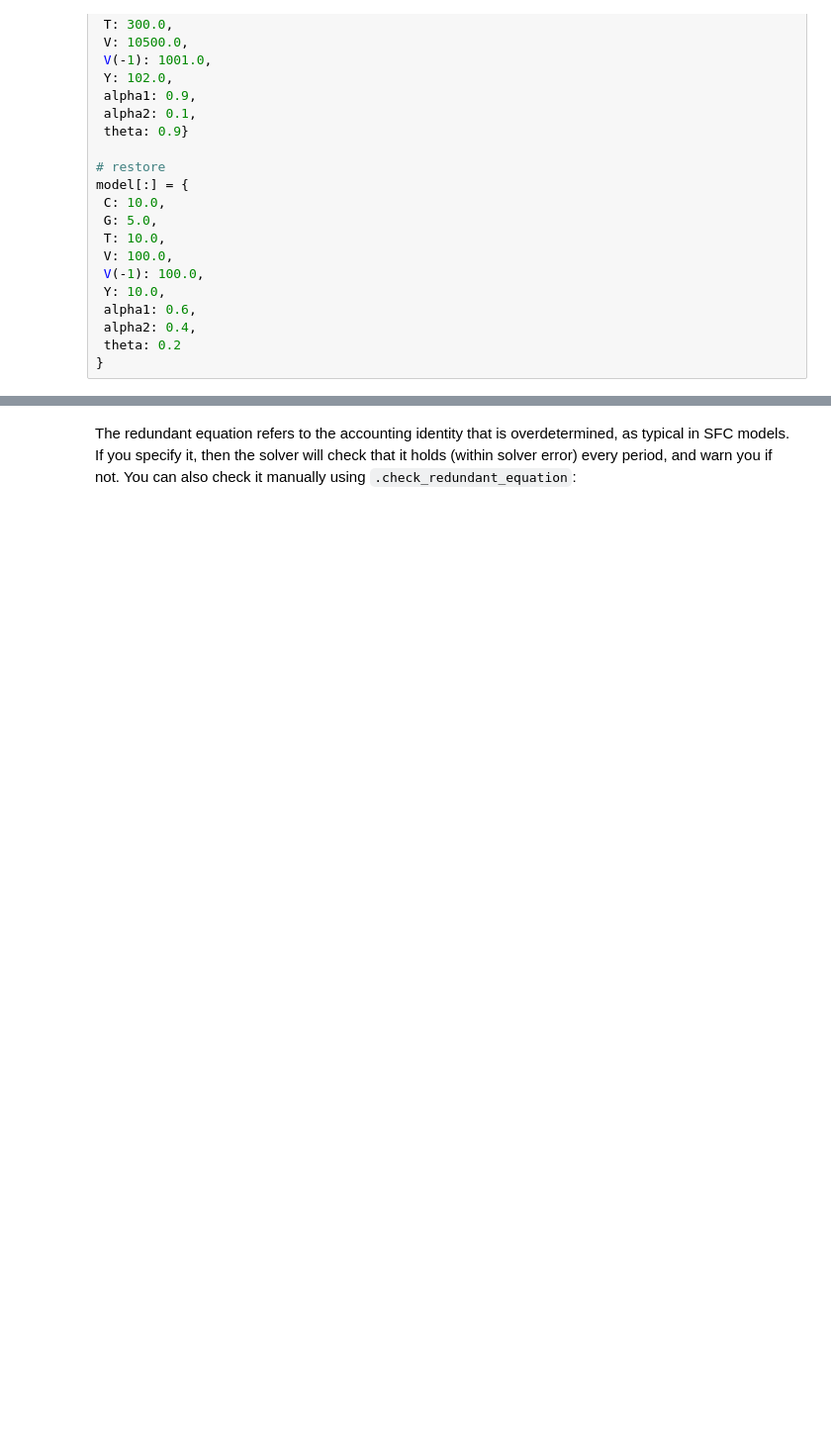
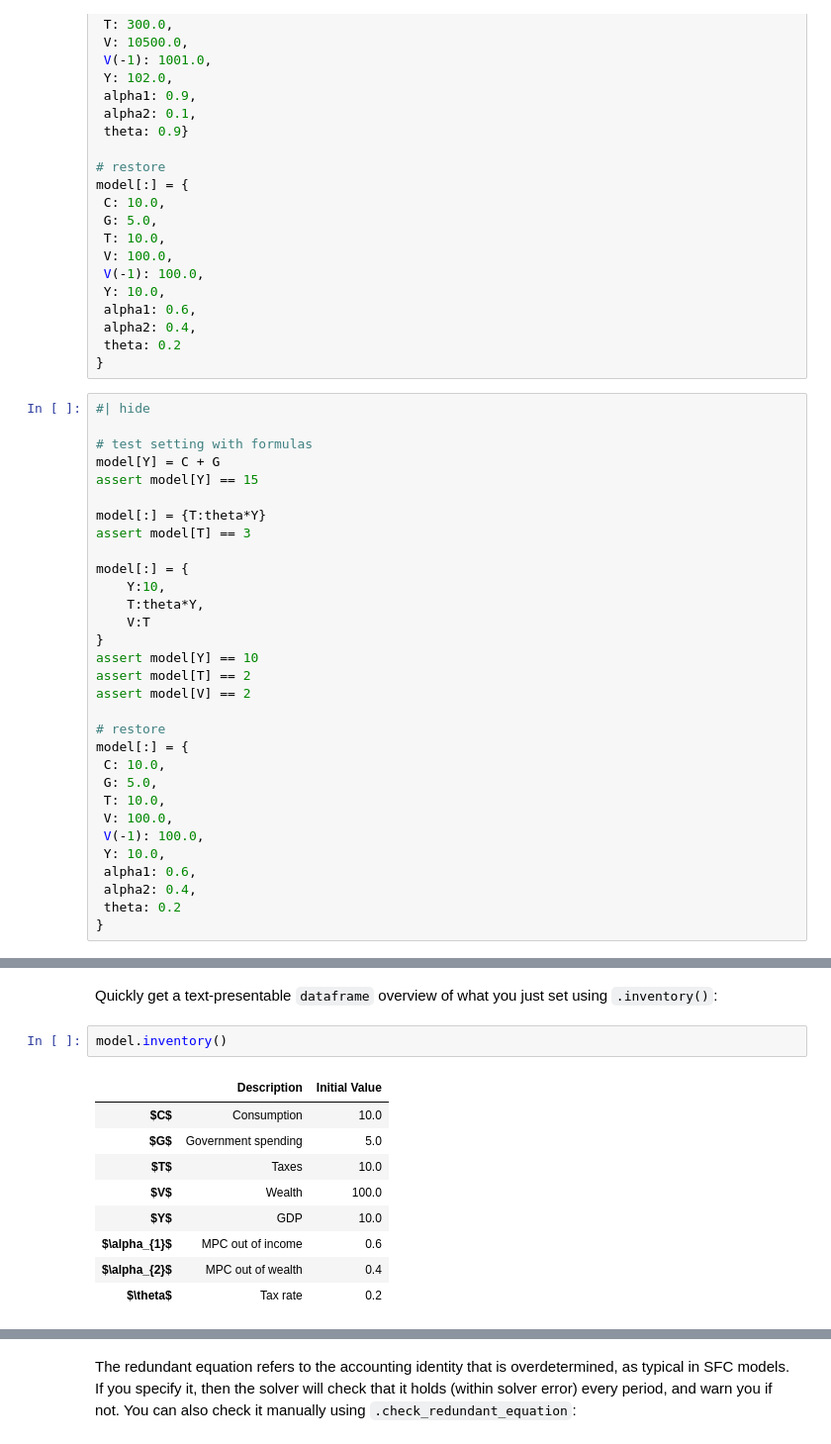
Before and after one commit to slevey087/SFCmodeler, a Jupyter notebook: nbs/01_modeler.ipynb, the cells around one changed output, grey strips where cells are left out. Shown at 99% size. Saved outputs shown, nothing was run; the diff lists cells and outputs as text; blank space fills up the shorter version.

```diff
--- a/nbs/01_modeler.ipynb
+++ b/nbs/01_modeler.ipynb
@@ -440,3 +464,34 @@ model[:] = {
  alpha2: 0.4,
  theta: 0.2
 }
+# %%
+#| hide
+
+# test setting with formulas
+model[Y] = C + G
+assert model[Y] == 15
+
+model[:] = {T:theta*Y}
+assert model[T] == 3
+
+model[:] = {
+    Y:10,
+    T:theta*Y,
+    V:T
+}
+assert model[Y] == 10
+assert model[T] == 2
+assert model[V] == 2
+
+# restore
+model[:] = {
+ C: 10.0,
+ G: 5.0,
+ T: 10.0,
+ V: 100.0,
+ V(-1): 100.0,
+ Y: 10.0,
+ alpha1: 0.6,
+ alpha2: 0.4,
+ theta: 0.2
+}
@@ -442,0 +523,14 @@ model[:] = {
+# %% [markdown]
+Quickly get a text-presentable `dataframe` overview of what you just set using `.inventory()`:
+# %%
+model.inventory()
+# %% [output]
+|  | Description | Initial Value |
+| $C$ | Consumption | 10.0 |
+| $G$ | Government spending | 5.0 |
+| $T$ | Taxes | 10.0 |
+| $V$ | Wealth | 100.0 |
+| $Y$ | GDP | 10.0 |
+| $\alpha_{1}$ | MPC out of income | 0.6 |
+| $\alpha_{2}$ | MPC out of wealth | 0.4 |
+| $\theta$ | Tax rate | 0.2 |
```
Also changed, not shown: parts of 6 cells of this notebook, 4 other files.
